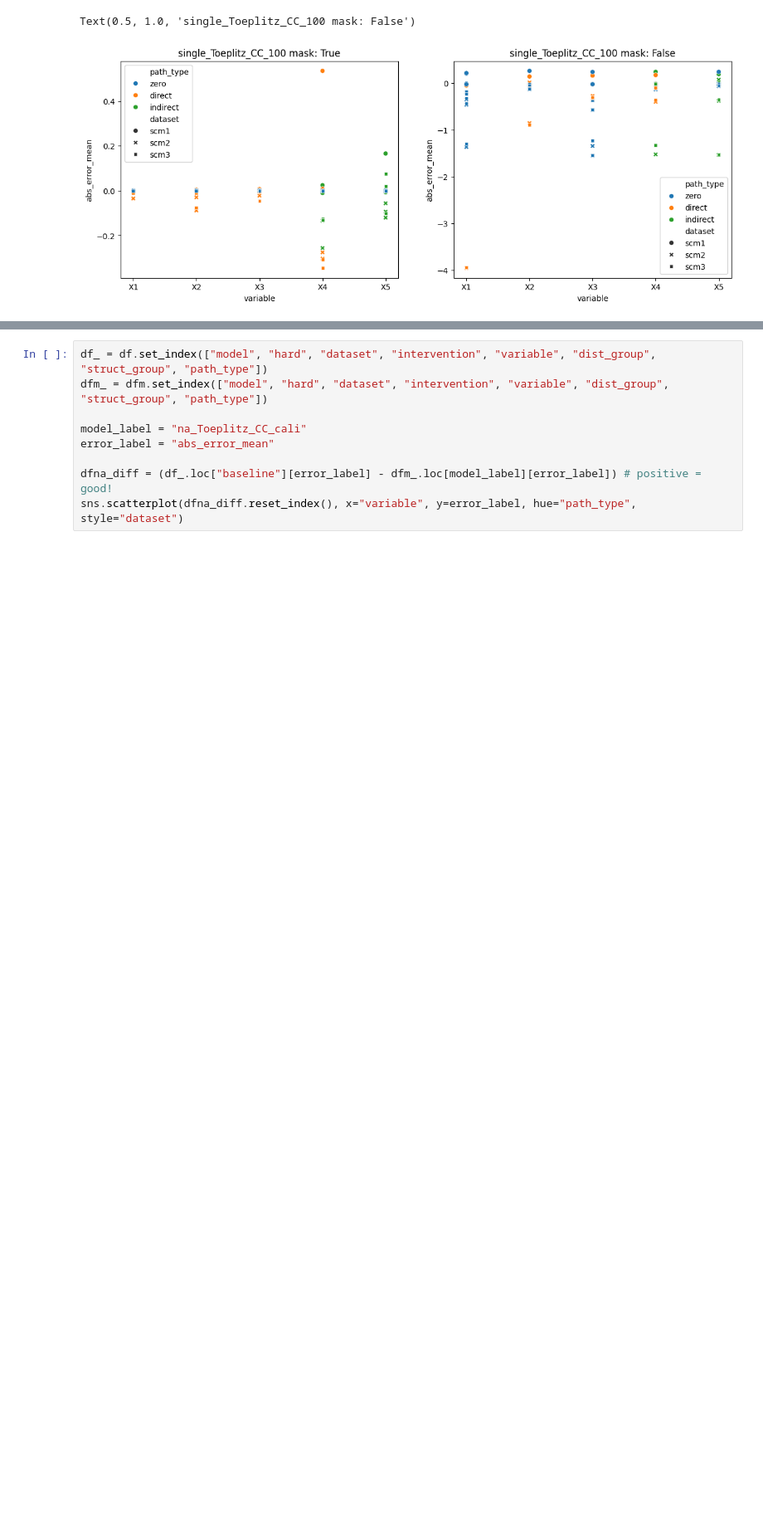
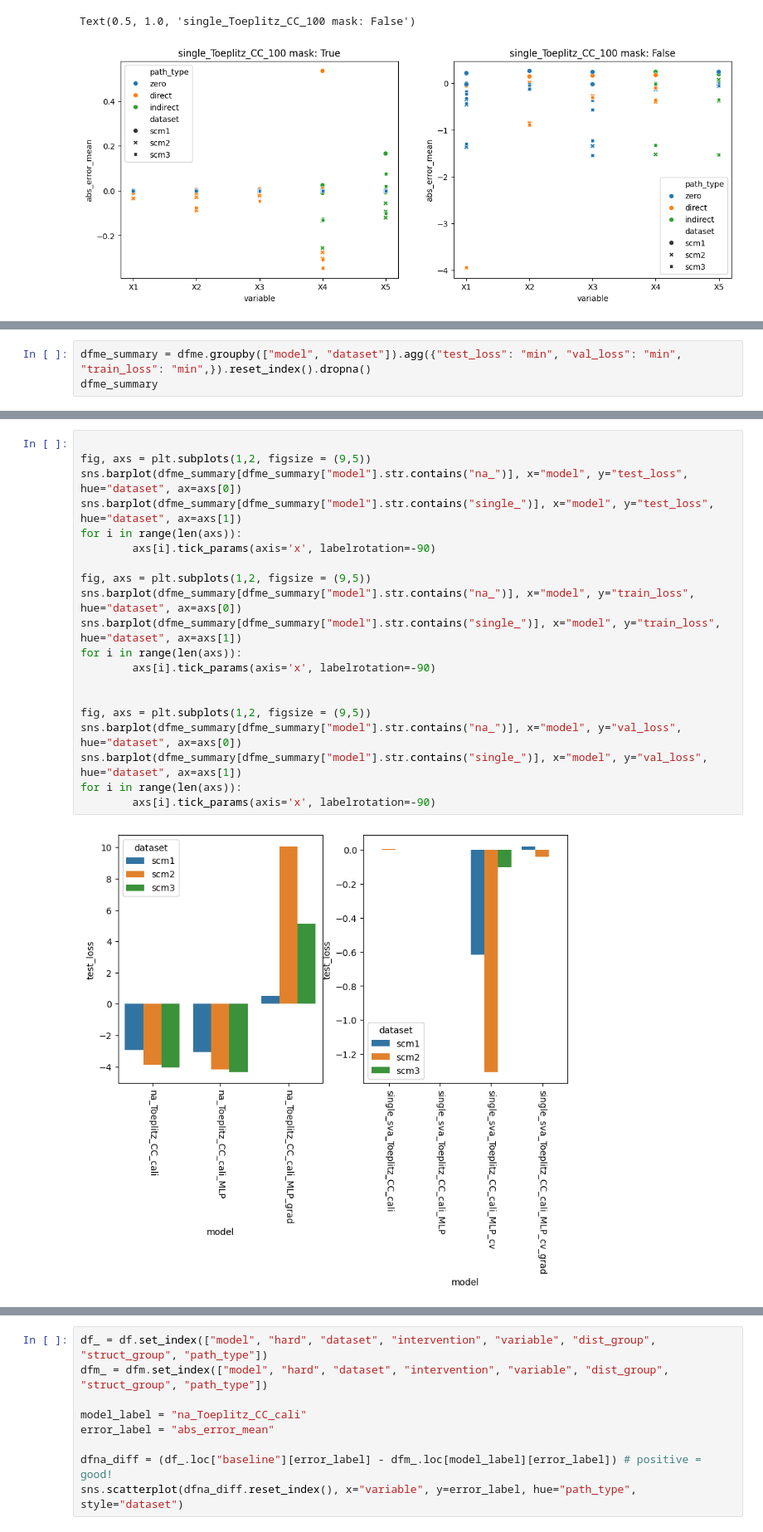
Before and after one commit to scipi1/causaliT, a Jupyter notebook: notebooks/nb_benchmark.ipynb, the cells around one changed output, grey strips where cells are left out. Shown at 83% size. Cells and saved outputs as stored; diff of their text form; blank space fills up the shorter version.

```diff
--- a/notebooks/nb_benchmark.ipynb
+++ b/notebooks/nb_benchmark.ipynb
@@ -910,0 +952,3 @@ dfm
+# %%
+dfme_summary = dfme.groupby(["model", "dataset"]).agg({"test_loss": "min", "val_loss": "min", "train_loss": "min",}).reset_index().dropna()
+dfme_summary
@@ -910,0 +973,22 @@ dfm
+# %%
+
+fig, axs = plt.subplots(1,2, figsize = (9,5))
+sns.barplot(dfme_summary[dfme_summary["model"].str.contains("na_")], x="model", y="test_loss", hue="dataset", ax=axs[0])
+sns.barplot(dfme_summary[dfme_summary["model"].str.contains("single_")], x="model", y="test_loss", hue="dataset", ax=axs[1])
+for i in range(len(axs)):
+        axs[i].tick_params(axis='x', labelrotation=-90)
+
+fig, axs = plt.subplots(1,2, figsize = (9,5))
+sns.barplot(dfme_summary[dfme_summary["model"].str.contains("na_")], x="model", y="train_loss", hue="dataset", ax=axs[0])
+sns.barplot(dfme_summary[dfme_summary["model"].str.contains("single_")], x="model", y="train_loss", hue="dataset", ax=axs[1])
+for i in range(len(axs)):
+        axs[i].tick_params(axis='x', labelrotation=-90)
+
+
+fig, axs = plt.subplots(1,2, figsize = (9,5))
+sns.barplot(dfme_summary[dfme_summary["model"].str.contains("na_")], x="model", y="val_loss", hue="dataset", ax=axs[0])
+sns.barplot(dfme_summary[dfme_summary["model"].str.contains("single_")], x="model", y="val_loss", hue="dataset", ax=axs[1])
+for i in range(len(axs)):
+        axs[i].tick_params(axis='x', labelrotation=-90)
+# %% [output]
+[figure, added]
```
Also changed, not shown: parts of 5 cells of this notebook, 14 other files.
